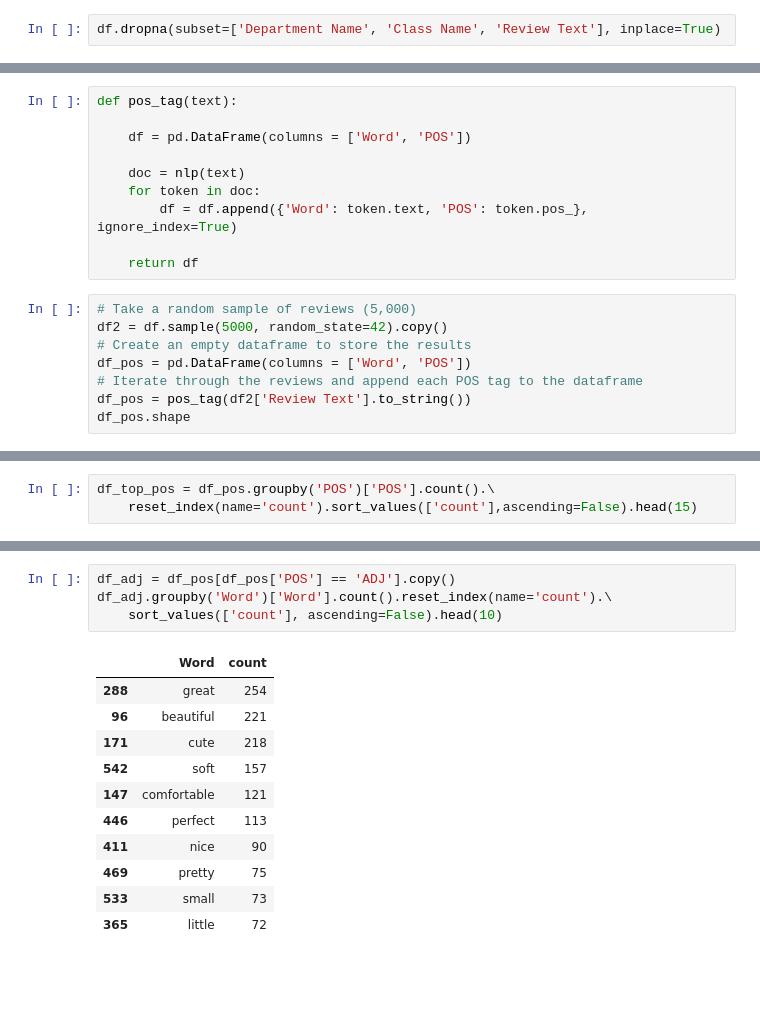
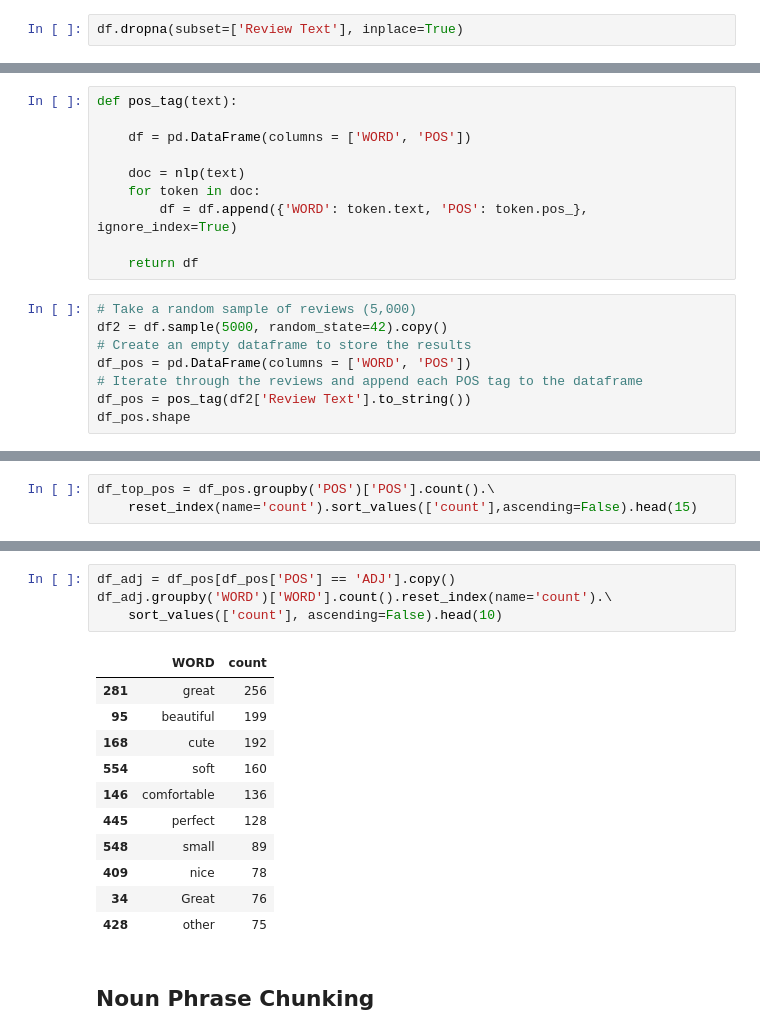
Before and after one commit to broepke/POS, a Jupyter notebook: pos.ipynb, the cells around one changed output, grey strips where cells are left out. Drawn from its saved outputs; the diff is of its cells as text; blank space fills up the shorter version.

```diff
--- a/pos.ipynb
+++ b/pos.ipynb
@@ -100,4 +108,4 @@ df.head()
 | 3 | 50 | My favorite buy! | I love, love, love this jumpsuit.... | 5 | 1 | 0 | Bottoms | ... |
 | 4 | 47 | Flattering shirt | This shirt is very flattering to ... | 5 | 1 | 6 | Tops | ... |
 # %%
-df.dropna(subset=['Department Name', 'Class Name', 'Review Text'], inplace=True)
+df.dropna(subset=['Review Text'], inplace=True)
@@ -114,18 +114,18 @@ In this portion of the analysis, we will use a method known as Part of Speech ta
 # %%
 def pos_tag(text):
 
-    df = pd.DataFrame(columns = ['Word', 'POS'])
+    df = pd.DataFrame(columns = ['WORD', 'POS'])
 
     doc = nlp(text)
     for token in doc:
-        df = df.append({'Word': token.text, 'POS': token.pos_}, ignore_index=True)
+        df = df.append({'WORD': token.text, 'POS': token.pos_}, ignore_index=True)
 
     return df
 # %%
 # Take a random sample of reviews (5,000)
 df2 = df.sample(5000, random_state=42).copy()
 # Create an empty dataframe to store the results
-df_pos = pd.DataFrame(columns = ['Word', 'POS'])
+df_pos = pd.DataFrame(columns = ['WORD', 'POS'])
 # Iterate through the reviews and append each POS tag to the dataframe
 df_pos = pos_tag(df2['Review Text'].to_string())
 df_pos.shape
@@ -182,16 +182,18 @@ df_nn.groupby('Word')['Word'].count().reset_index(name='count').\
 # %%
 df_adj = df_pos[df_pos['POS'] == 'ADJ'].copy()
-df_adj.groupby('Word')['Word'].count().reset_index(name='count').\
+df_adj.groupby('WORD')['WORD'].count().reset_index(name='count').\
     sort_values(['count'], ascending=False).head(10)
 # %% [output]
-|  | Word | count |
-| 288 | great | 254 |
-| 96 | beautiful | 221 |
-| 171 | cute | 218 |
-| 542 | soft | 157 |
-| 147 | comfortable | 121 |
-| 446 | perfect | 113 |
-| 411 | nice | 90 |
-| 469 | pretty | 75 |
-| 533 | small | 73 |
-| 365 | little | 72 |
+|  | WORD | count |
+| 281 | great | 256 |
+| 95 | beautiful | 199 |
+| 168 | cute | 192 |
+| 554 | soft | 160 |
+| 146 | comfortable | 136 |
+| 445 | perfect | 128 |
+| 548 | small | 89 |
+| 409 | nice | 78 |
+| 34 | Great | 76 |
+| 428 | other | 75 |
+# %% [markdown]
+## Noun Phrase Chunking
```
Also changed, not shown: parts of 31 cells of this notebook.
